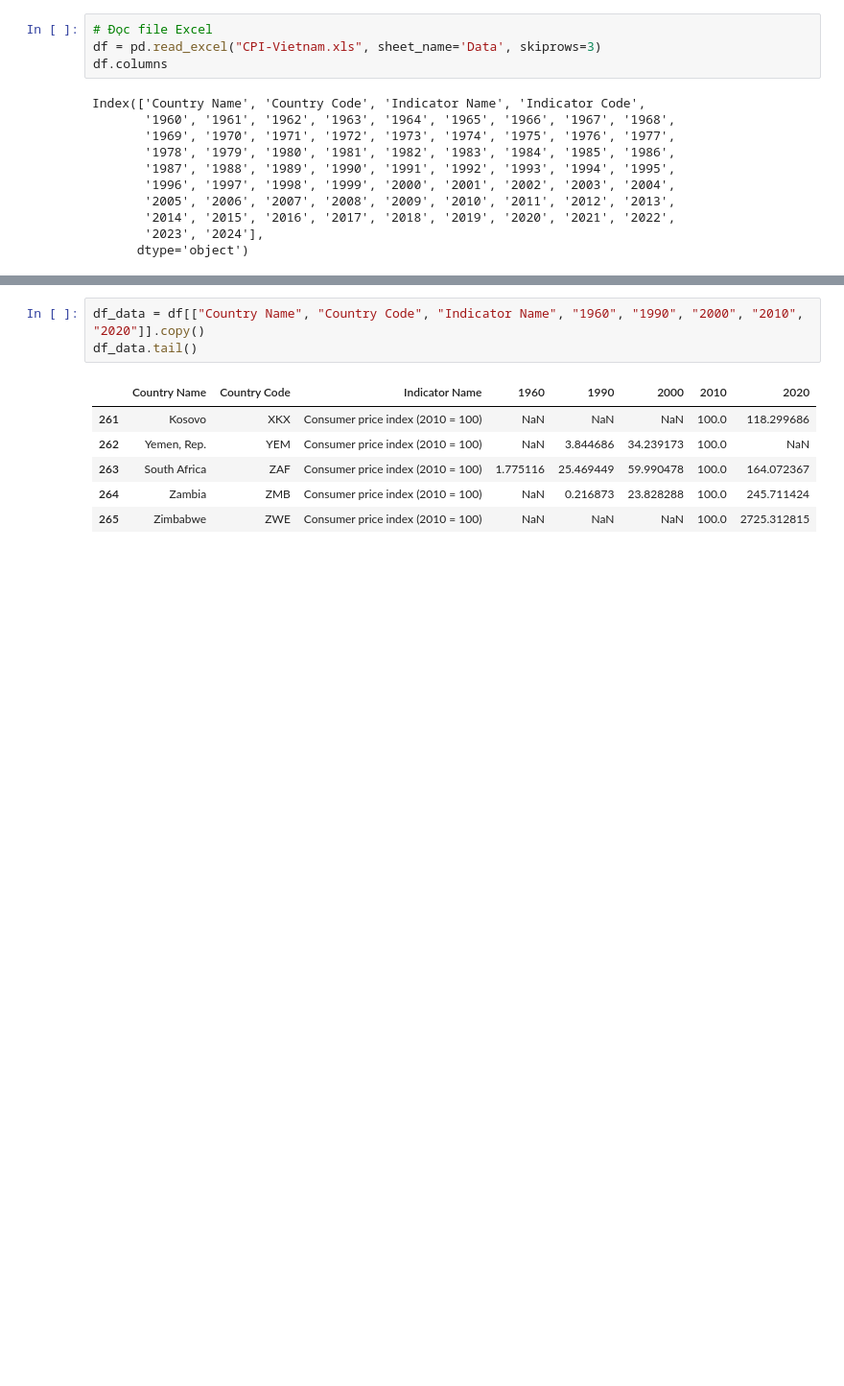
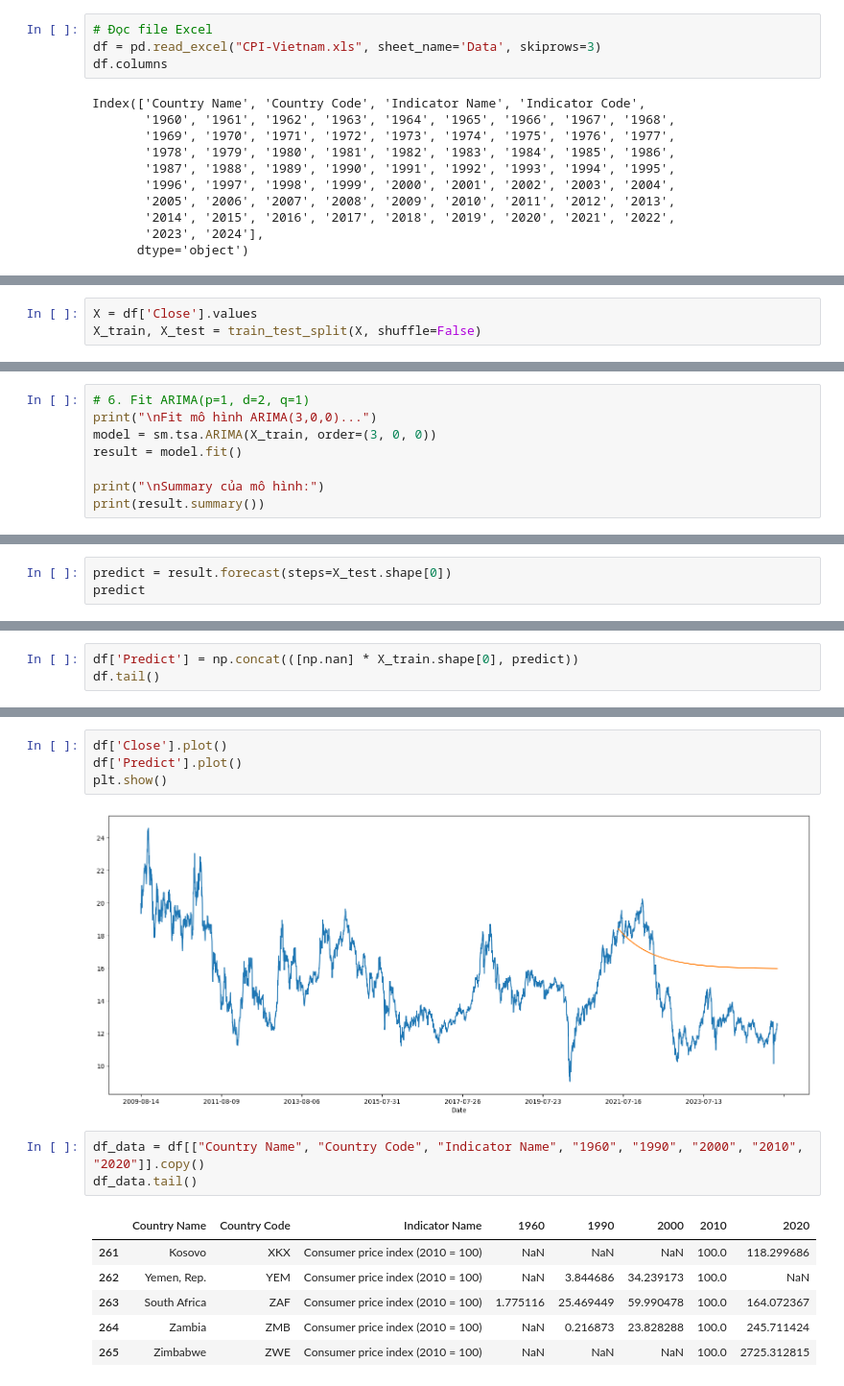
Before and after one commit to buuhq-it/uit-msc-data-analyst-assignments, a Jupyter notebook: hw5/hw5.ipynb, the cells around one changed output, grey strips where cells are left out. Shown at 96% size. Saved outputs shown, nothing was run; the diff lists cells and outputs as text; blank space fills up the shorter version.

```diff
--- a/hw5/hw5.ipynb
+++ b/hw5/hw5.ipynb
@@ -32,0 +170,3 @@ df_data.tail(10)
+# %%
+X = df['Close'].values
+X_train, X_test = train_test_split(X, shuffle=False)
@@ -32,0 +178,8 @@ df_data.tail(10)
+# %%
+# 6. Fit ARIMA(p=1, d=2, q=1)
+print("\nFit mô hình ARIMA(3,0,0)...")
+model = sm.tsa.ARIMA(X_train, order=(3, 0, 0))
+result = model.fit()
+
+print("\nSummary của mô hình:")
+print(result.summary())
@@ -32,0 +204,3 @@ df_data.tail(10)
+# %%
+predict = result.forecast(steps=X_test.shape[0])
+predict
@@ -32,0 +225,3 @@ df_data.tail(10)
+# %%
+df['Predict'] = np.concat(([np.nan] * X_train.shape[0], predict))
+df.tail()
@@ -33,3 +236,9 @@ df_data.tail(10)
+# %%
+df['Close'].plot()
+df['Predict'].plot()
+plt.show()
+# %% [output]
+[figure, added]
 # %%
 df_data = df[["Country Name", "Country Code", "Indicator Name", "1960", "1990", "2000", "2010", "2020"]].copy()
 df_data.tail()
```
Also changed, not shown: parts of 21 cells of this notebook, 8 other files.
